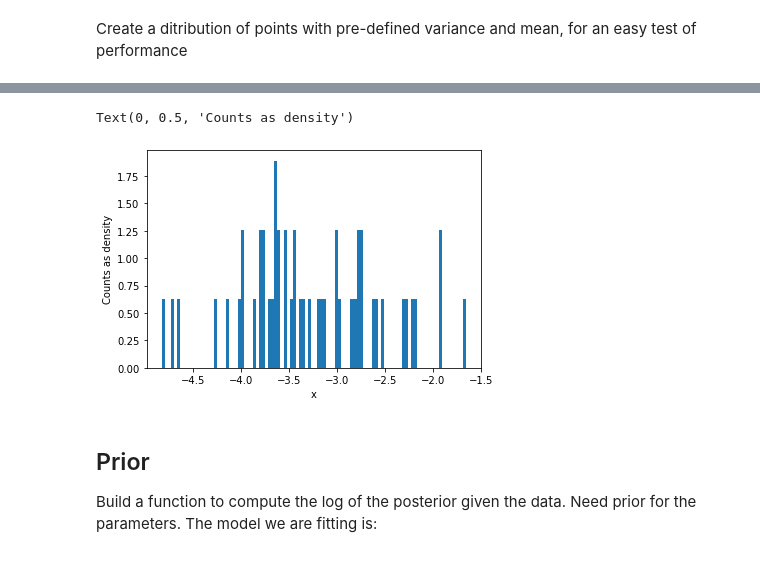
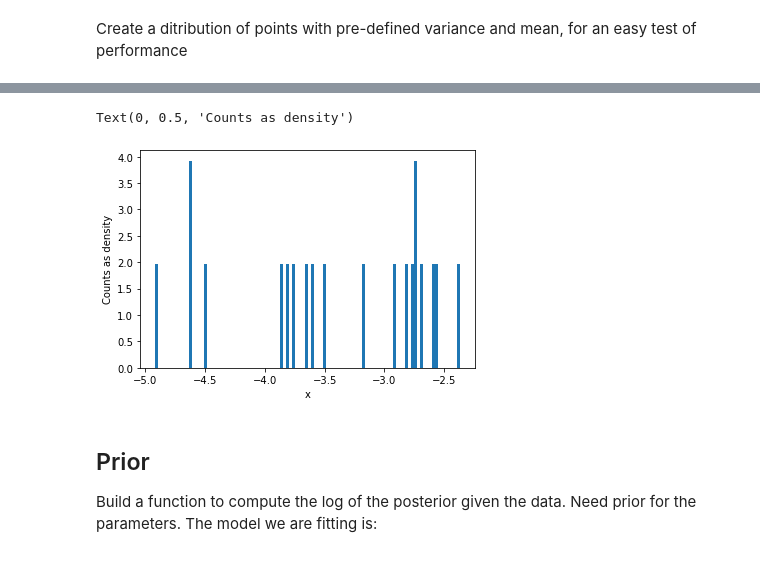
Before and after one commit to vasasav/tensorflow_probability_experiments, a Jupyter notebook: normal_model.ipynb, the cells around one changed output, grey strips where cells are left out. Saved outputs shown, nothing was run; the diff lists cells and outputs as text; code cells hidden in the pictures.

```diff
--- a/normal_model.ipynb
+++ b/normal_model.ipynb
@@ -30,7 +30,7 @@ chosen_mu = -3.4
 # NB! parametrization for TFP.Normal is by the standard deviation, not variance!
 sampled_data = tfp.distributions.Normal(
     loc=chosen_mu, scale=np.sqrt(chosen_sig2)
-).sample(50).numpy()
+).sample(20).numpy()
 
 fig, ax = pp.subplots()
 #
@@ -45,6 +45,6 @@ ax.set_ylabel('Counts as density')
 To enable them in other operations, rebuild TensorFlow with the appropriate compiler flags.
 Text(0, 0.5, 'Counts as density')
-[figure, old version]
+[figure, new version]
 # %% [markdown]
 ## Prior
 
```
Also changed, not shown: parts of 6 cells of this notebook, 1 other file.
